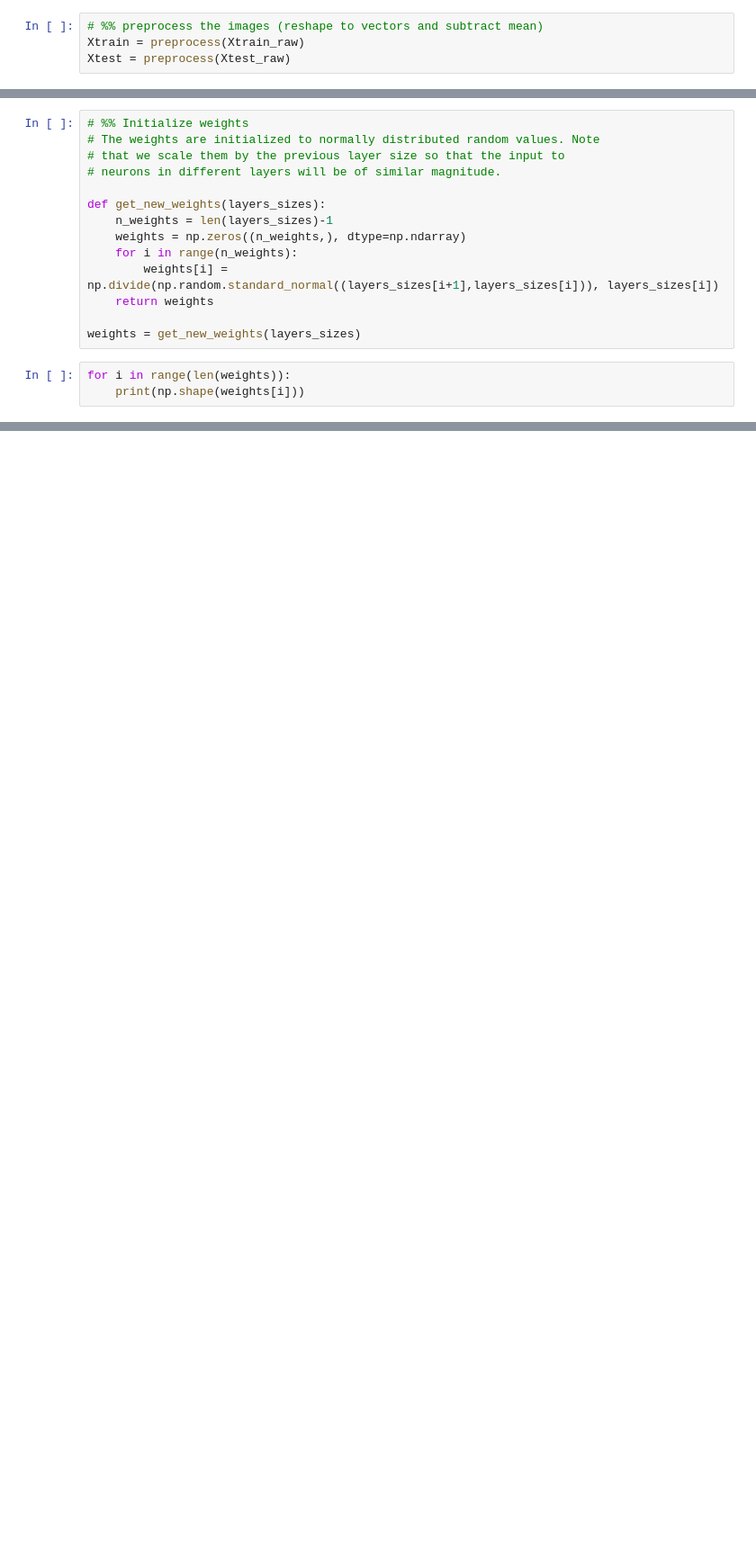
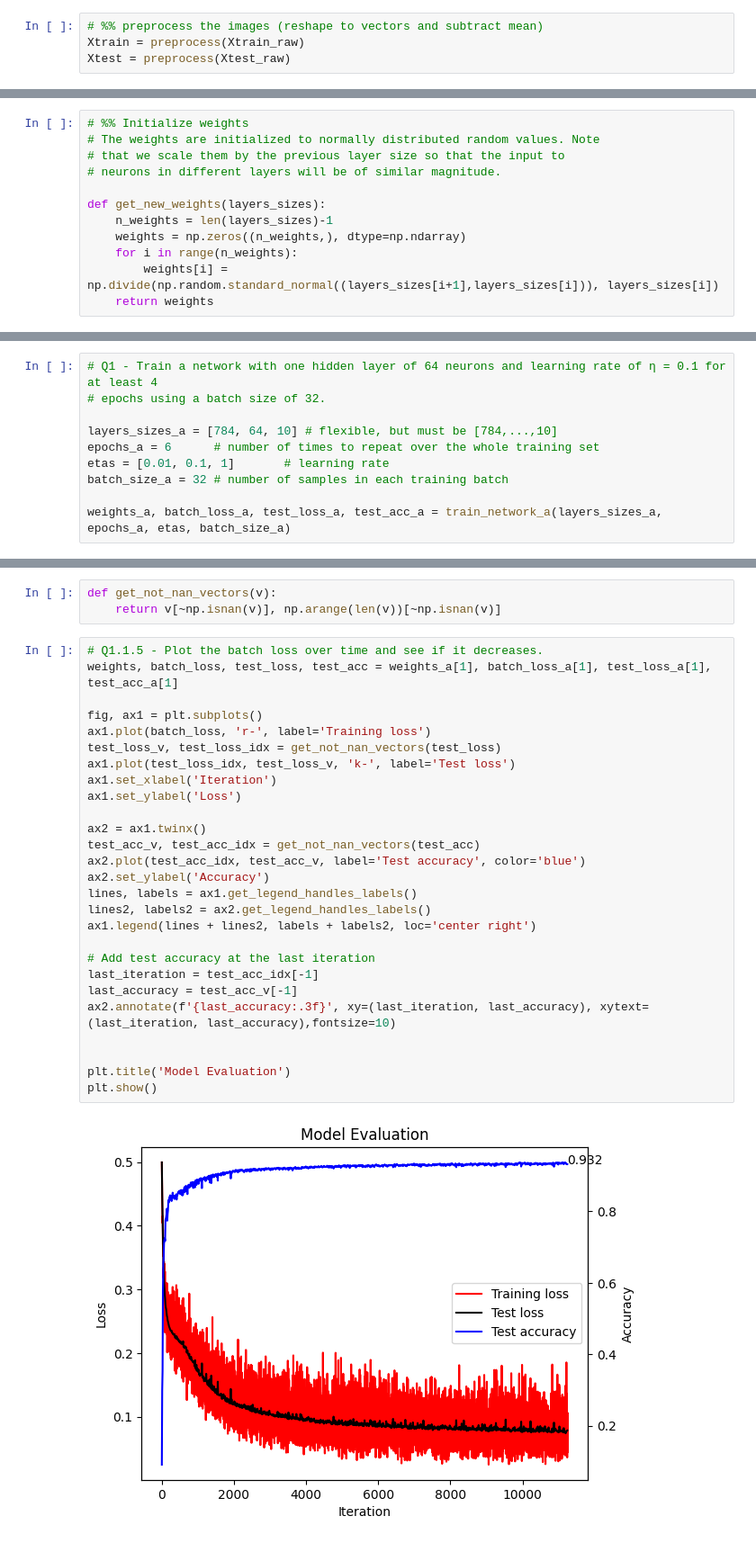
Before and after one commit to Hadartalisr/NeuralLearning, a Jupyter notebook: Ex3/python/main_code.ipynb, the cells around one changed output, grey strips where cells are left out. Shown at 90% size. Cells and saved outputs as stored; diff of their text form; blank space fills up the shorter version.

```diff
--- a/Ex3/python/main_code.ipynb
+++ b/Ex3/python/main_code.ipynb
@@ -56,8 +46,3 @@ def get_new_weights(layers_sizes):
     for i in range(n_weights):
         weights[i] = np.divide(np.random.standard_normal((layers_sizes[i+1],layers_sizes[i])), layers_sizes[i])
     return weights
-
-weights = get_new_weights(layers_sizes)
-# %%
-for i in range(len(weights)):
-    print(np.shape(weights[i]))
@@ -280,0 +254,10 @@ plt.show()
+# %%
+# Q1 - Train a network with one hidden layer of 64 neurons and learning rate of η = 0.1 for at least 4
+# epochs using a batch size of 32.
+
+layers_sizes_a = [784, 64, 10] # flexible, but must be [784,...,10]
+epochs_a = 6      # number of times to repeat over the whole training set
+etas = [0.01, 0.1, 1]       # learning rate
+batch_size_a = 32 # number of samples in each training batch
+
+weights_a, batch_loss_a, test_loss_a, test_acc_a = train_network_a(layers_sizes_a, epochs_a, etas, batch_size_a)
@@ -280,0 +271,32 @@ plt.show()
+# %%
+def get_not_nan_vectors(v):
+    return v[~np.isnan(v)], np.arange(len(v))[~np.isnan(v)]
+# %%
+# Q1.1.5 - Plot the batch loss over time and see if it decreases.
+weights, batch_loss, test_loss, test_acc = weights_a[1], batch_loss_a[1], test_loss_a[1], test_acc_a[1]
+
+fig, ax1 = plt.subplots()
+ax1.plot(batch_loss, 'r-', label='Training loss')
+test_loss_v, test_loss_idx = get_not_nan_vectors(test_loss)
+ax1.plot(test_loss_idx, test_loss_v, 'k-', label='Test loss')
+ax1.set_xlabel('Iteration')
+ax1.set_ylabel('Loss')
+
+ax2 = ax1.twinx()
+test_acc_v, test_acc_idx = get_not_nan_vectors(test_acc)
+ax2.plot(test_acc_idx, test_acc_v, label='Test accuracy', color='blue')
+ax2.set_ylabel('Accuracy')
+lines, labels = ax1.get_legend_handles_labels()
+lines2, labels2 = ax2.get_legend_handles_labels()
+ax1.legend(lines + lines2, labels + labels2, loc='center right')
+
+# Add test accuracy at the last iteration
+last_iteration = test_acc_idx[-1]
+last_accuracy = test_acc_v[-1]
+ax2.annotate(f'{last_accuracy:.3f}', xy=(last_iteration, last_accuracy), xytext=(last_iteration, last_accuracy),fontsize=10)
+
+
+plt.title('Model Evaluation')
+plt.show()
+# %% [output]
+[figure, added]
```
Also changed, not shown: parts of 16 cells of this notebook, 11 other files.
